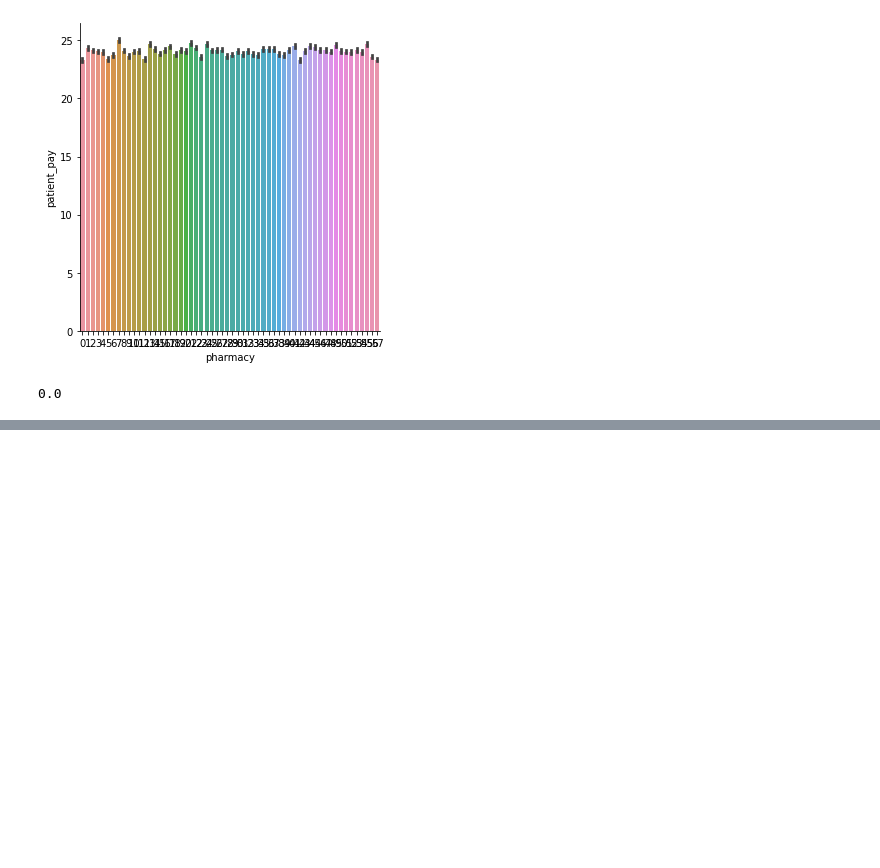
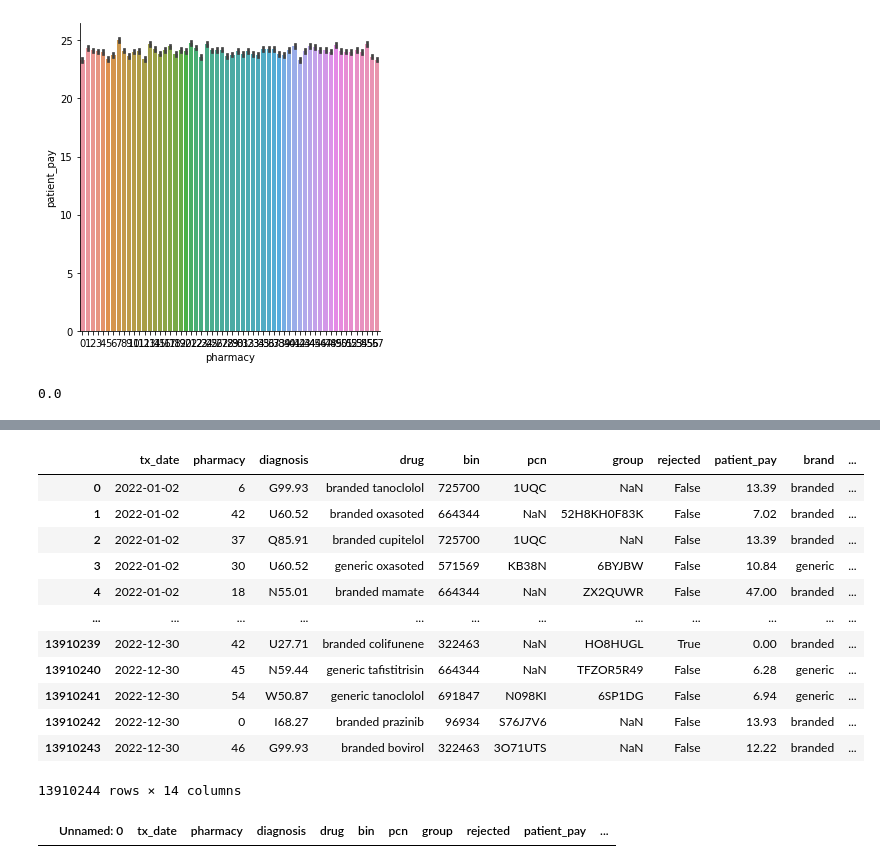
Before and after one commit to Erdos-Red-Eye/CMM_Patient_Expenses, a Jupyter notebook: CoverMyMed_EDA.ipynb, the cells around one changed output, grey strips where cells are left out. Drawn from its saved outputs; the diff is of its cells as text; code cells hidden in the pictures; blank space fills up the shorter version.

```diff
--- a/CoverMyMed_EDA.ipynb
+++ b/CoverMyMed_EDA.ipynb
@@ -290,0 +291,16 @@ df.groupby(['drug_name'])['patient_pay'].describe()
+# %%
+df.drop(columns=['Unnamed: 0'])
+# %% [output]
+|  | tx_date | pharmacy | diagnosis | drug | bin | pcn | group | rejected | patient_pay | brand | ... |
+| 0 | 2022-01-02 | 6 | G99.93 | branded tanoclolol | 725700 | 1UQC | NaN | False | 13.39 | branded | ... |
+| 1 | 2022-01-02 | 42 | U60.52 | branded oxasoted | 664344 | NaN | 52H8KH0F83K | False | 7.02 | branded | ... |
+| 2 | 2022-01-02 | 37 | Q85.91 | branded cupitelol | 725700 | 1UQC | NaN | False | 13.39 | branded | ... |
+| 3 | 2022-01-02 | 30 | U60.52 | generic oxasoted | 571569 | KB38N | 6BYJBW | False | 10.84 | generic | ... |
+| 4 | 2022-01-02 | 18 | N55.01 | branded mamate | 664344 | NaN | ZX2QUWR | False | 47.00 | branded | ... |
+| ... | ... | ... | ... | ... | ... | ... | ... | ... | ... | ... | ... |
+| 13910239 | 2022-12-30 | 42 | U27.71 | branded colifunene | 322463 | NaN | HO8HUGL | True | 0.00 | branded | ... |
+| 13910240 | 2022-12-30 | 45 | N59.44 | generic tafistitrisin | 664344 | NaN | TFZOR5R49 | False | 6.28 | generic | ... |
+| 13910241 | 2022-12-30 | 54 | W50.87 | generic tanoclolol | 691847 | N098KI | 6SP1DG | False | 6.94 | generic | ... |
+| 13910242 | 2022-12-30 | 0 | I68.27 | branded prazinib | 96934 | S76J7V6 | NaN | False | 13.93 | branded | ... |
+| 13910243 | 2022-12-30 | 46 | G99.93 | branded bovirol | 322463 | 3O71UTS | NaN | False | 12.22 | branded | ... |
+13910244 rows × 14 columns
@@ -290,0 +309,4 @@ df.groupby(['drug_name'])['patient_pay'].describe()
+# %%
+df[duplicates]
+# %% [output]
+|  | Unnamed: 0 | tx_date | pharmacy | diagnosis | drug | bin | pcn | group | rejected | patient_pay | ... |
```
Also changed, not shown: parts of 28 cells of this notebook.
